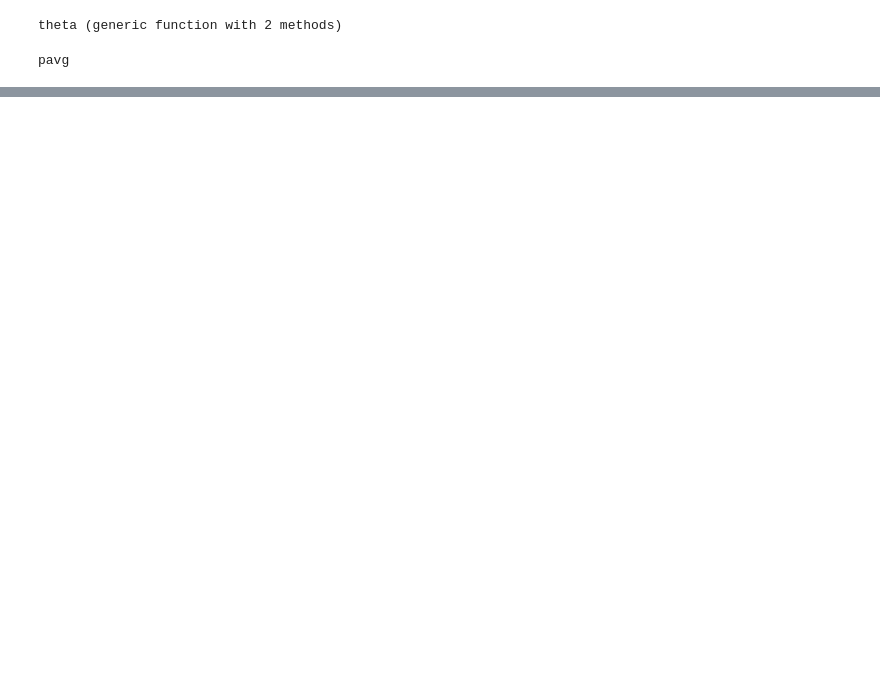
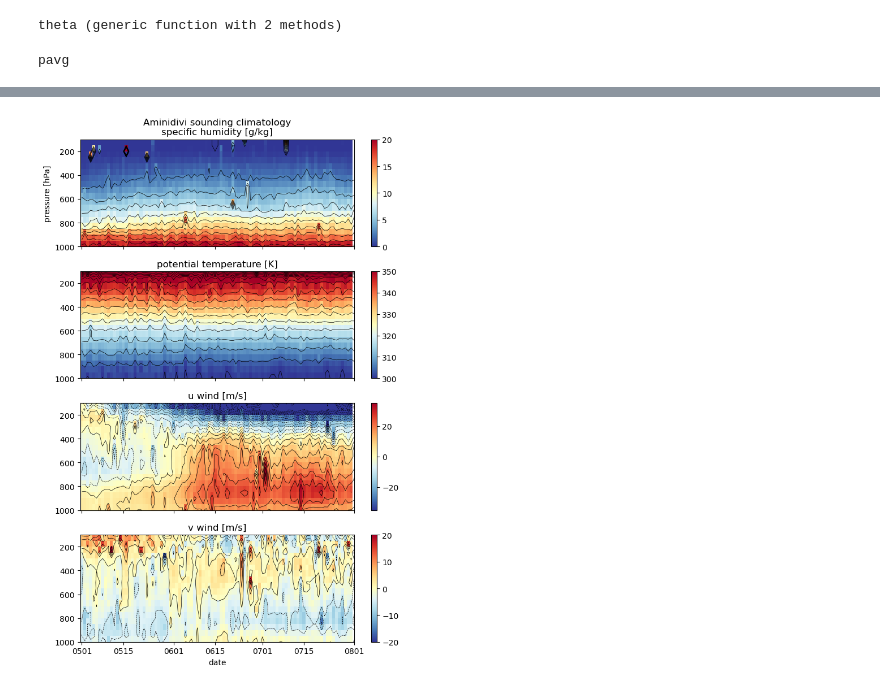
Before and after one commit to deszoeke/ASTRAL-soundings, a Jupyter notebook: src/amini_sond.ipynb, the cells around one changed output, grey strips where cells are left out. Saved outputs shown, nothing was run; the diff lists cells and outputs as text; code cells hidden in the pictures; blank space fills up the shorter version.

```diff
--- a/src/amini_sond.ipynb
+++ b/src/amini_sond.ipynb
@@ -272,0 +424,9 @@ th = theta.(temperature.+273.15, plevs)
+# %%
+# compute profile climatology for each date of the monsoon season
+mddt = monthday.(dts)
+cdt=sort(unique(mddt))
+c_th = climprof(th,          mddt, cdt)
+c_t  = climprof(temperature, mddt, cdt)
+c_q  = climprof(spechum,     mddt, cdt)
+c_u  = climprof(u_wind,      mddt, cdt)
+c_v  = climprof(v_wind,      mddt, cdt)
@@ -273 +451,53 @@ th = theta.(temperature.+273.15, plevs)
+# %%
+# plot climatology
+
+clf()
+formatter = PyPlot.matplotlib.dates.DateFormatter("%m%d")
+fig, axs = subplots(4,1, figsize=(7,10), sharex=true)
+for ax in axs
+    ax.invert_yaxis()
+    ax.xaxis.set_major_formatter(formatter)
+end
+
+fit = findall(map(x-> (5,1) <= x <= (8,1), cdt))
+dt = [ DateTime.(2000, d...) for d in cdt[fit] ]
+pd = permutedims
+trm(x) = x[1:end-1, fit[1:end-1]]
+
+ax=axs[1]
+pc = ax.pcolormesh(dt.-Hour(12), plevs, 1e3*trm(c_q), vmin=0, vmax=20, cmap=PyPlot.cm.RdYlBu_r, shading="auto")
+colorbar(pc)
+cr = ax.contour(dt, plevs, 1e3*c_q[:,fit], levels=0:2:24, colors="k", linewidths=0.5)
+ax.set_ylabel("pressure [hPa]")
+ax.set_title("Aminidivi sounding climatology\nspecific humidity [g/kg]")
+
+ax=axs[2]
+pc = ax.pcolormesh(dt.-Hour(12), plevs, trm(c_th), vmin=300, vmax=350, cmap=PyPlot.cm.RdYlBu_r, shading="auto")
+colorbar(pc)
+cr = ax.contour(dt, plevs, c_th[:,fit], levels=295:5:400, colors="k", linewidths=0.5)
+ax.set_title("potential temperature [K]")
+
+ax=axs[3]
+pc = ax.pcolormesh(dt.-Hour(12), plevs, trm(c_u), vmin=-35, vmax=35, cmap=PyPlot.cm.RdYlBu_r, shading="auto")
+colorbar(pc)
+cr = ax.contour(dt, plevs, c_u[:,fit], levels=-60:5:60, colors="k", linewidths=0.5)
+ax.set_title("u wind [m/s]")
+
+ax=axs[4]
+pc = ax.pcolormesh(dt.-Hour(12), plevs, trm(c_v), vmin=-20, vmax=20, cmap=PyPlot.cm.RdYlBu_r, shading="auto")
+colorbar(pc)
+cr = ax.contour(dt, plevs, c_v[:,fit], levels=-60:5:60, colors="k", linewidths=0.5)
+ax.set_title("v wind [m/s]")
+ax.set_xlabel("date")
+
+for ax in axs
+    ax.set_ylim(1000, 100)
+end
+tight_layout()
+fmt = ["png", "pdf", "svg", "eps"]
+[ savefig("amini_clim_sond.$f") for f in fmt ]
+
+gcf()
+# %% [output]
+[figure, added]
 # %%
```
Also changed, not shown: parts of 13 cells of this notebook, 2 other files.
